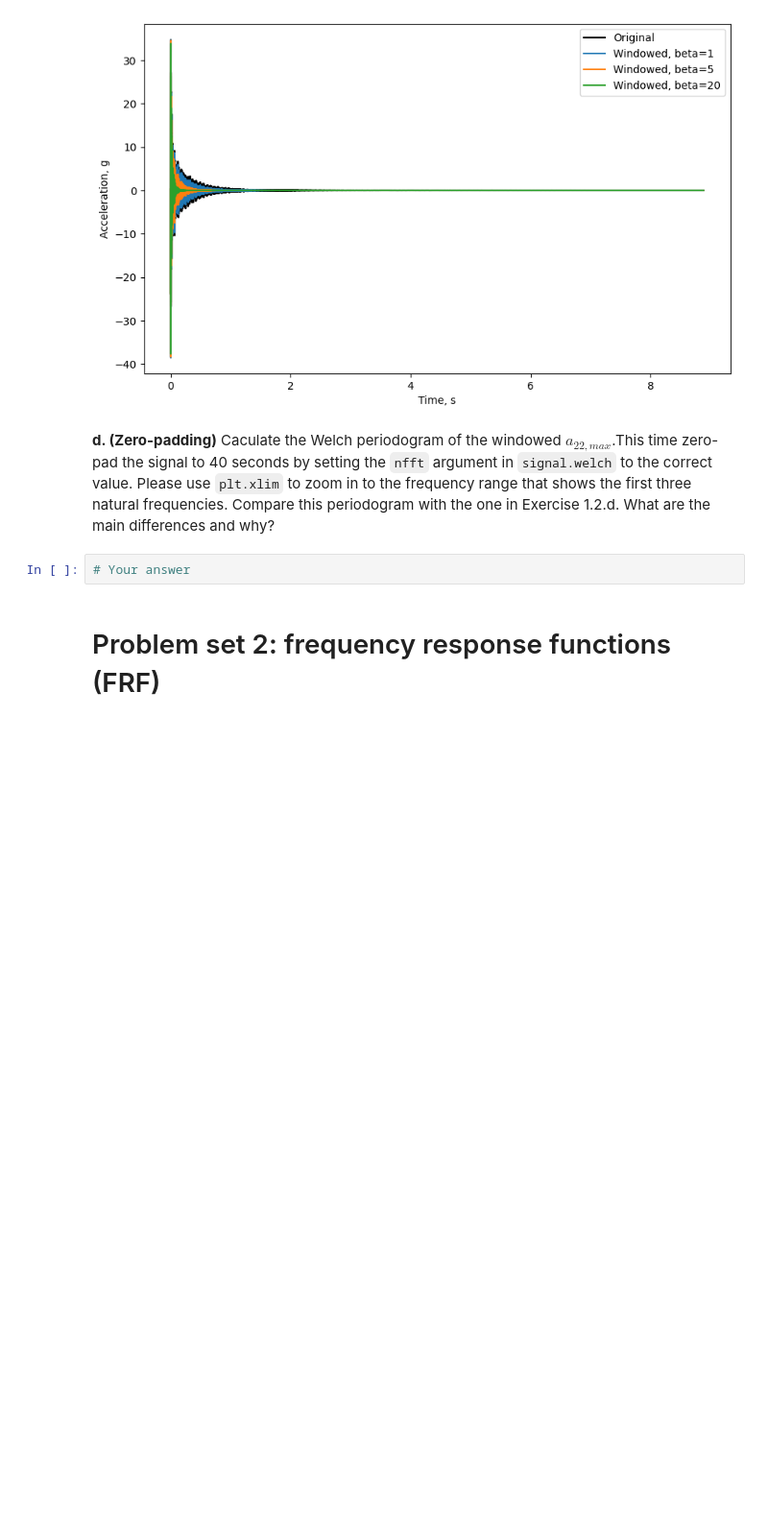
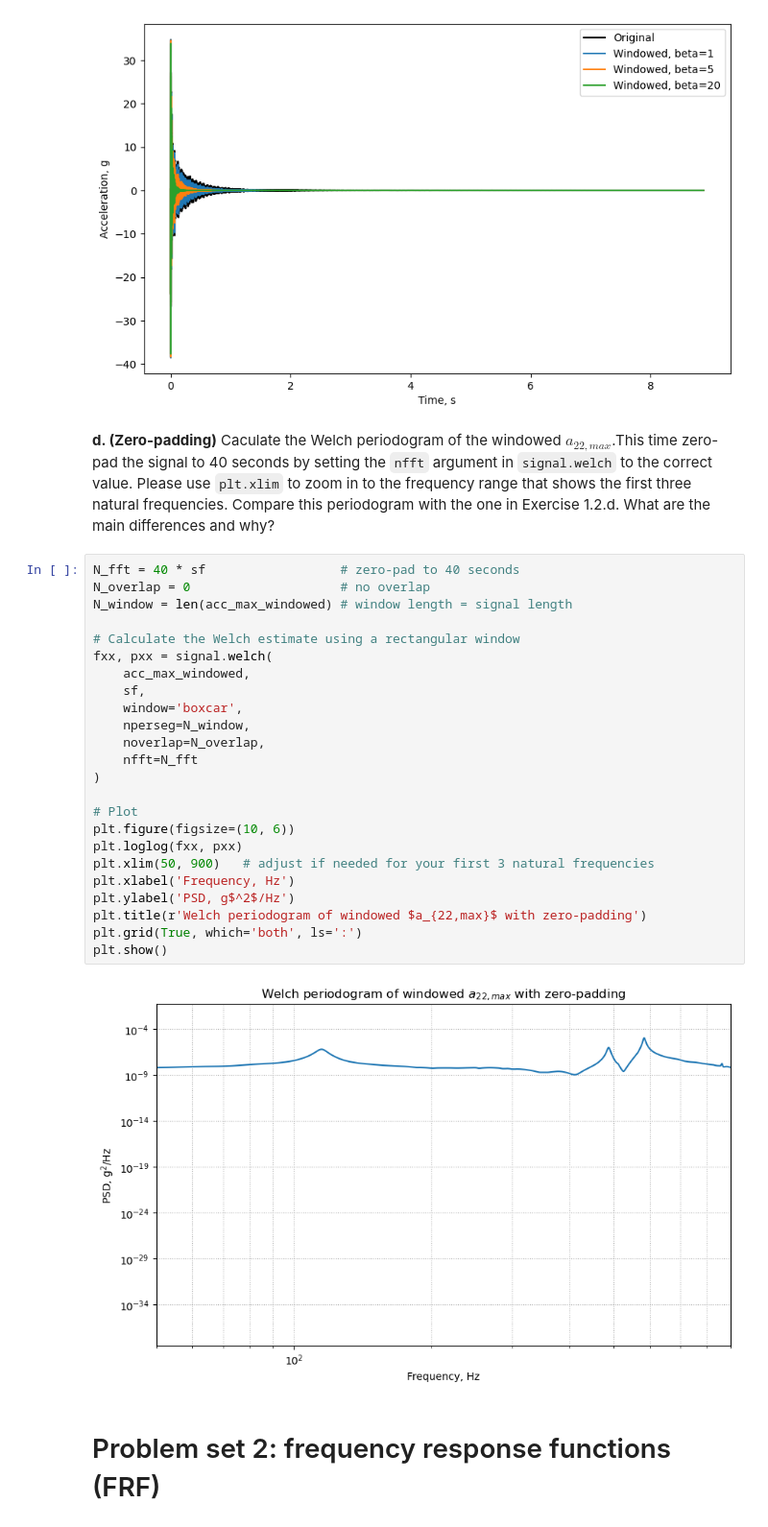
Before and after one commit to josems06-crypto/CIEM5110-U3-lab_assignment_2026, a Jupyter notebook: CIEM5110_U3_lab_assignment_template_for_report_2026.ipynb, the cells around one changed output. Shown at 96% size. Drawn from its saved outputs; the diff is of its cells as text; blank space fills up the shorter version.

```diff
--- a/CIEM5110_U3_lab_assignment_template_for_report_2026.ipynb
+++ b/CIEM5110_U3_lab_assignment_template_for_report_2026.ipynb
@@ -387,8 +387,32 @@ plt.show()
 [figure]
 # %% [markdown]
 **d. (Zero-padding)** Caculate the Welch periodogram of the windowed $a_{22,max}$.This time zero-pad the signal to 40 seconds by setting the `nfft` argument in `signal.welch` to the correct value. Please use `plt.xlim` to zoom in to the frequency range that shows the first three natural frequencies. Compare this periodogram with the one in Exercise 1.2.d. What are the main differences and why?
-# %%
-# Your answer
+# %%
+N_fft = 40 * sf                  # zero-pad to 40 seconds
+N_overlap = 0                    # no overlap
+N_window = len(acc_max_windowed) # window length = signal length
+
+# Calculate the Welch estimate using a rectangular window
+fxx, pxx = signal.welch(
+    acc_max_windowed,
+    sf,
+    window='boxcar',
+    nperseg=N_window,
+    noverlap=N_overlap,
+    nfft=N_fft
+)
+
+# Plot
+plt.figure(figsize=(10, 6))
+plt.loglog(fxx, pxx)
+plt.xlim(50, 900)   # adjust if needed for your first 3 natural frequencies
+plt.xlabel('Frequency, Hz')
+plt.ylabel('PSD, g$^2$/Hz')
+plt.title(r'Welch periodogram of windowed $a_{22,max}$ with zero-padding')
+plt.grid(True, which='both', ls=':')
+plt.show()
+# %% [output]
+[figure, added]
 # %% [markdown]
 # Problem set 2: frequency response functions (FRF)
 # %% [markdown]
```
Also changed, not shown: 1 other file.
